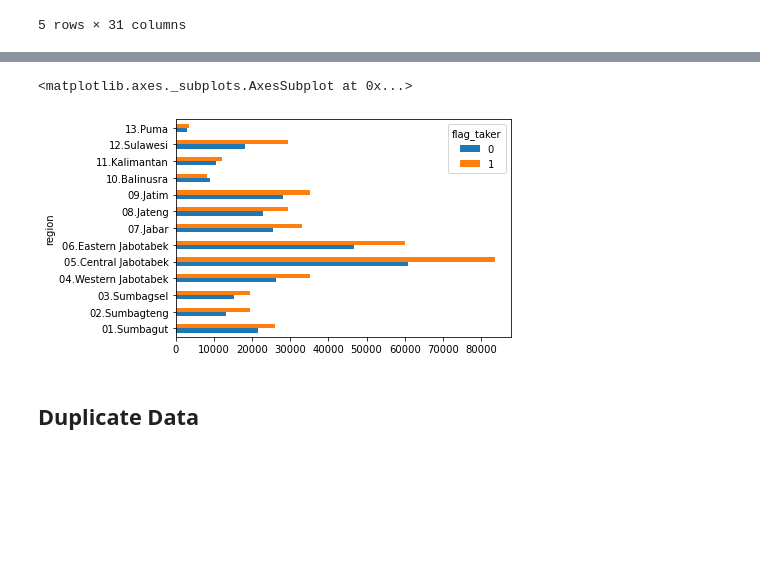
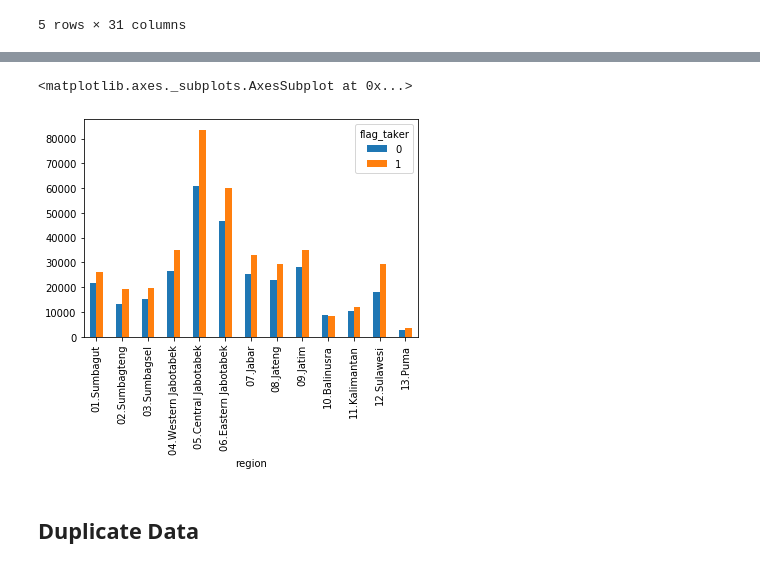
Before and after one commit to ekobudiprase/paket_ojol, a Jupyter notebook: paket_ojol.ipynb, the cells around one changed output, grey strips where cells are left out. Drawn from its saved outputs; the diff is of its cells as text; code cells hidden in the pictures; blank space fills up the shorter version.

```diff
--- a/paket_ojol.ipynb
+++ b/paket_ojol.ipynb
@@ -121,8 +126,8 @@ plt.show()
 # %%
-df_ojol.groupby('flag_taker').region.value_counts().unstack(0).plot.barh()
+df_ojol.groupby('flag_taker').region.value_counts().unstack(0).plot.bar()
 # %% [output]
 <matplotlib.axes._subplots.AxesSubplot at 0x...>
-[figure, old version]
+[figure, new version]
 # %% [markdown]
 ## Duplicate Data
 # %%
```
Also changed, not shown: parts of 27 cells of this notebook.
